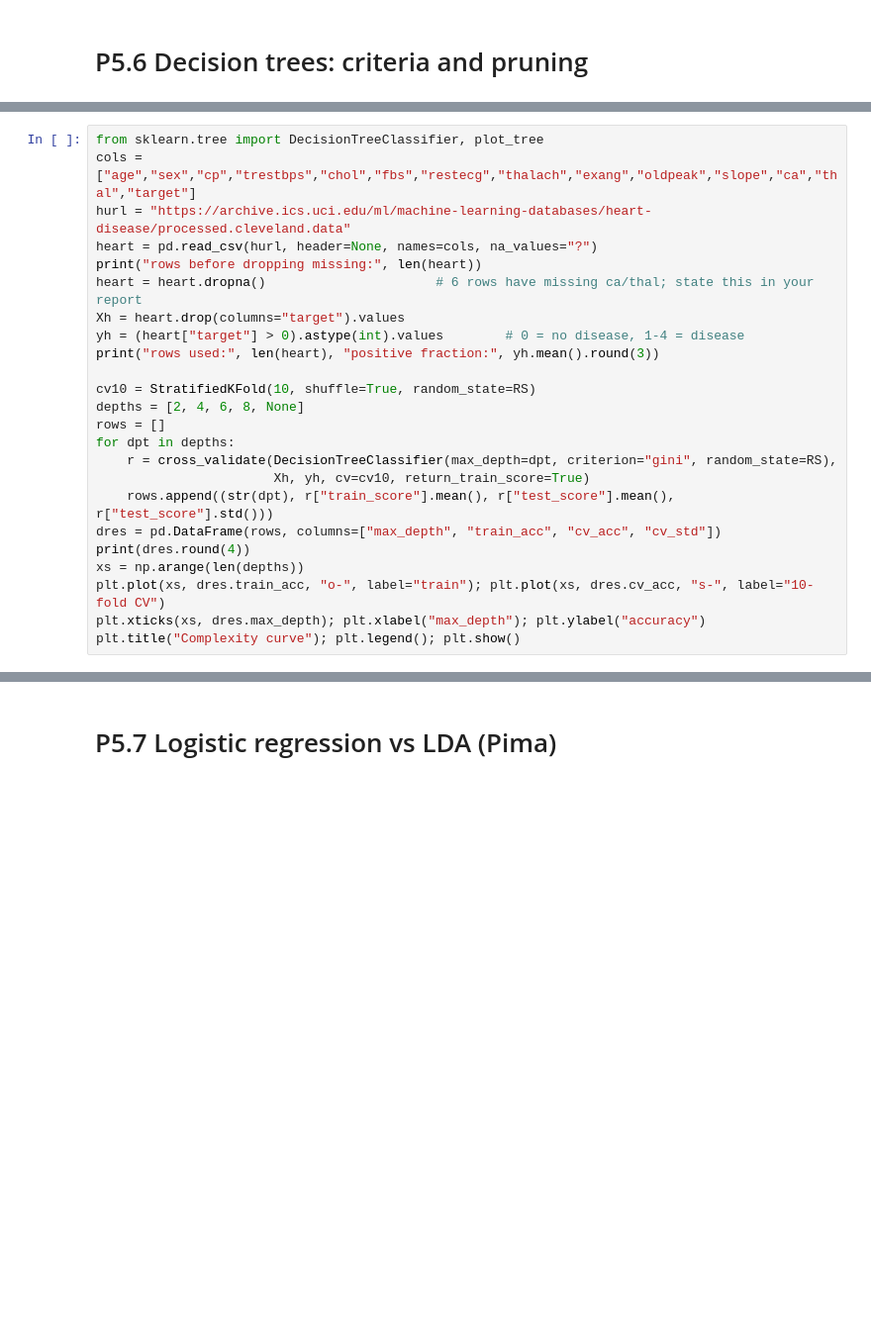
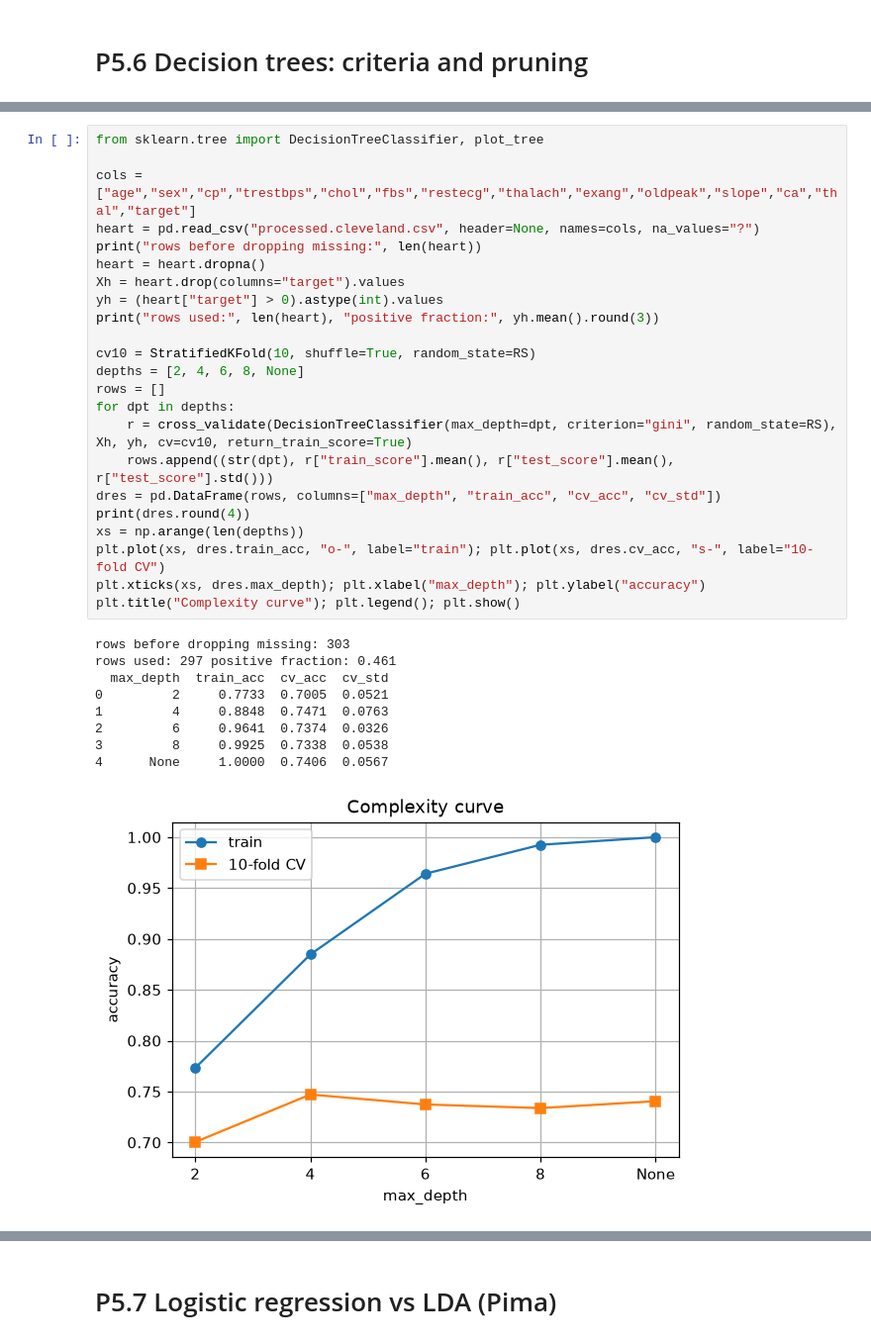
Before and after one commit to scopellirivase/EECE5644, a Jupyter notebook: Homework05/Assignment05.ipynb, the cells around one changed output, grey strips where cells are left out. Shown at 99% size. Cells and saved outputs as stored; diff of their text form; blank space fills up the shorter version.

```diff
--- a/Homework05/Assignment05.ipynb
+++ b/Homework05/Assignment05.ipynb
@@ -324,25 +325,34 @@ plt.xlabel("p (fraction of class 1)"); plt.ylabel("impurity"); plt.title("Two-cl
 # %%
 from sklearn.tree import DecisionTreeClassifier, plot_tree
+
 cols = ["age","sex","cp","trestbps","chol","fbs","restecg","thalach","exang","oldpeak","slope","ca","thal","target"]
-hurl = "https://archive.ics.uci.edu/ml/machine-learning-databases/heart-disease/processed.cleveland.data"
-heart = pd.read_csv(hurl, header=None, names=cols, na_values="?")
+heart = pd.read_csv("processed.cleveland.csv", header=None, names=cols, na_values="?")
 print("rows before dropping missing:", len(heart))
-heart = heart.dropna()                      # 6 rows have missing ca/thal; state this in your report
+heart = heart.dropna()
 Xh = heart.drop(columns="target").values
-yh = (heart["target"] > 0).astype(int).values        # 0 = no disease, 1-4 = disease
+yh = (heart["target"] > 0).astype(int).values
 print("rows used:", len(heart), "positive fraction:", yh.mean().round(3))
 
 cv10 = StratifiedKFold(10, shuffle=True, random_state=RS)
 depths = [2, 4, 6, 8, None]
 rows = []
 for dpt in depths:
-    r = cross_validate(DecisionTreeClassifier(max_depth=dpt, criterion="gini", random_state=RS),
-                       Xh, yh, cv=cv10, return_train_score=True)
+    r = cross_validate(DecisionTreeClassifier(max_depth=dpt, criterion="gini", random_state=RS), Xh, yh, cv=cv10, return_train_score=True)
     rows.append((str(dpt), r["train_score"].mean(), r["test_score"].mean(), r["test_score"].std()))
 dres = pd.DataFrame(rows, columns=["max_depth", "train_acc", "cv_acc", "cv_std"])
 print(dres.round(4))
 xs = np.arange(len(depths))
 plt.plot(xs, dres.train_acc, "o-", label="train"); plt.plot(xs, dres.cv_acc, "s-", label="10-fold CV")
 plt.xticks(xs, dres.max_depth); plt.xlabel("max_depth"); plt.ylabel("accuracy")
 plt.title("Complexity curve"); plt.legend(); plt.show()
+# %% [output]
+rows before dropping missing: 303
+rows used: 297 positive fraction: 0.461
+  max_depth  train_acc  cv_acc  cv_std
+0         2     0.7733  0.7005  0.0521
+1         4     0.8848  0.7471  0.0763
+2         6     0.9641  0.7374  0.0326
+3         8     0.9925  0.7338  0.0538
+4      None     1.0000  0.7406  0.0567
+[figure, added]
 # %% [markdown]
```
Also changed, not shown: parts of 42 cells of this notebook, 2 other files.
